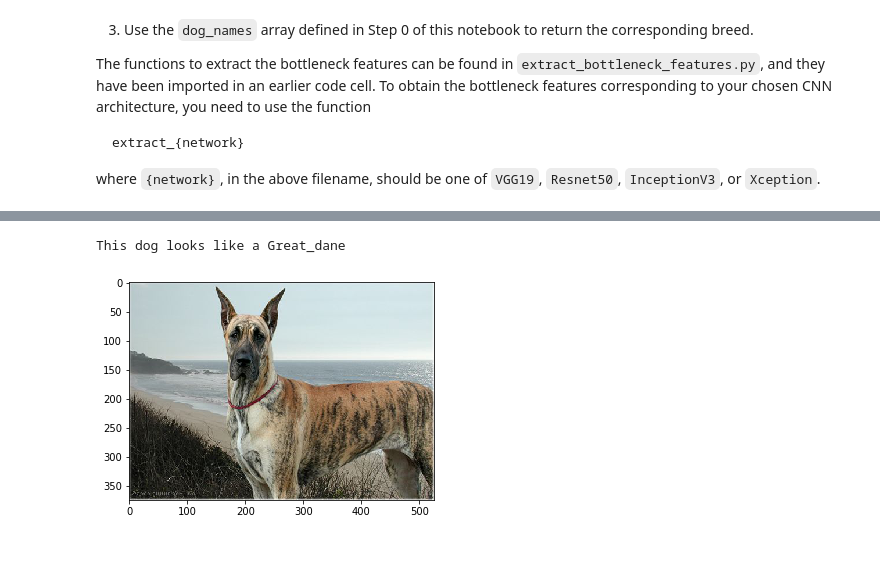
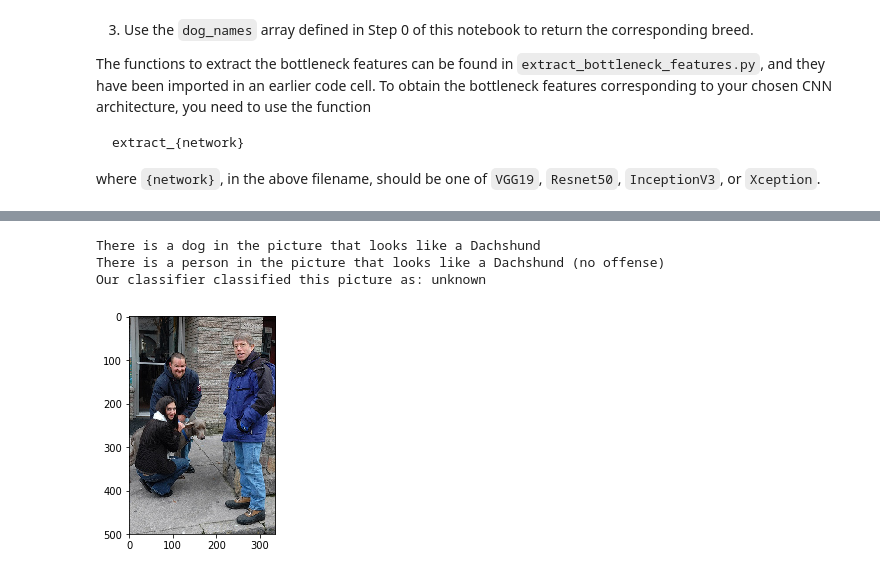
Before and after one commit to jonieva/dog-project, a Jupyter notebook: dog_app.ipynb, the cells around one changed output, grey strips where cells are left out. Cells and saved outputs as stored; diff of their text form; code cells hidden in the pictures.

```diff
--- a/dog_app.ipynb
+++ b/dog_app.ipynb
@@ -1035,3 +1096,8 @@ humans_dogs_model.load_weights('saved_models/human_dog_detector.weights.best.fro
+# %%
+# Load the model that we trained in Step 3.1 detect human/dog images:
+input_size = (224,224,3)
+humans_dogs_model = build_densenet_model(input_size, num_classes=3, dense_blocks=3, L=5, k=20)
+humans_dogs_model.load_weights('saved_models/human_dog_detector.weights.best.from_scratch_ELU.hdf5')
 # %% [markdown]
 ---
 <a id='step7'></a>
@@ -1049,26 +1126,11 @@ __Answer:__
 # %%
 ## TODO: Execute your algorithm from Step 6 on
 ## at least 6 images on your computer.
 ## Feel free to use as many code cells as needed.
-
-# Dogs
-img_path = "dogImages/test/078.Great_dane/Great_dane_05322.jpg"
-# img_path = "dogImages/test/066.Field_spaniel/Field_spaniel_04608.jpg"
-
-# People:
-# img_path = "lfw/Gina_Torres/Gina_Torres_0001.jpg"
-# img_path = "lfw/Zico/Zico_0001.jpg"
-# img_path = "images/VOC2007/person/valid/007388.jpg"
-
-
-# Other
-#img_path = "images/VOC2007/other/valid/009158.jpg"
-#img_path = "images/VOC2007/other/valid/009319.jpg"
-
-analyze_image(img_path, dog_classifier_model)
-
-# To use the human-dogs detector trained from scratch:
-#analyze_image(img_path, dog_classifier_model, humans_dogs_model=humans_dogs_model)
+img_path = "submit/person1.jpg"
+analyze_image(img_path, dog_classifier_model, additional_humans_dogs_model=humans_dogs_model)
 # %% [output]
-This dog looks like a Great_dane
+There is a dog in the picture that looks like a Dachshund
+There is a person in the picture that looks like a Dachshund (no offense)
+Our classifier classified this picture as: unknown
-[figure, old version]
+[figure, new version]
```
Also changed, not shown: parts of 16 cells of this notebook, 1 other file.
